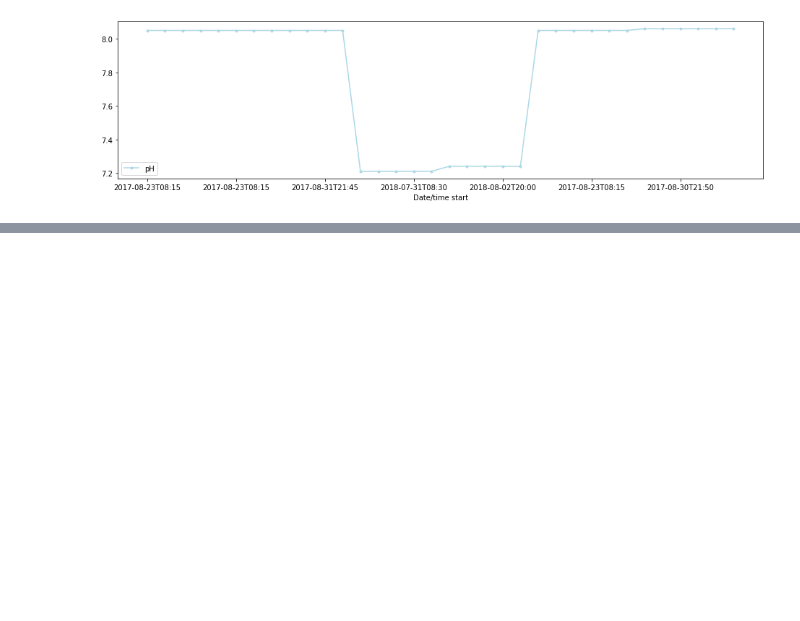
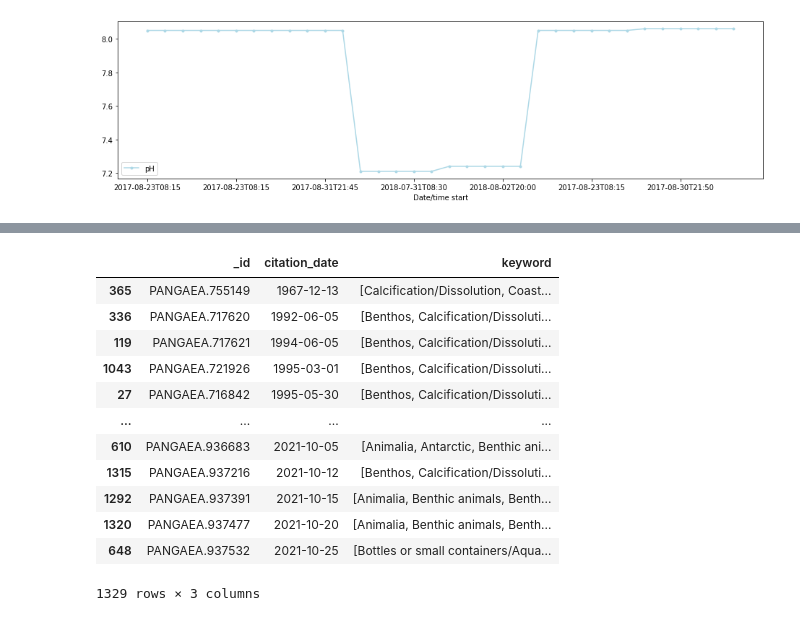
Before and after one commit to PBrockmann/PANGAEA_Scraping, a Jupyter notebook: PANGAEA_getData_ex1.py.ipynb, the cells around one changed output, grey strips where cells are left out. Cells and saved outputs as stored; diff of their text form; code cells hidden in the pictures; blank space fills up the shorter version.

```diff
--- a/PANGAEA_getData_ex1.py.ipynb
+++ b/PANGAEA_getData_ex1.py.ipynb
@@ -66,0 +102,27 @@ ds.data.plot(x='Date/time start', y='pH', c='lightblue', marker='.', figsize=[16
+# %%
+# Reorganize _source dictionnary as columns
+
+# Sometimes only {} and not {'keyword: [...]'}
+df['citation_date'] = df['_source'].apply(
+    lambda x: eval(str(x))['citation_date'] if 'citation_date' in eval(str(x)).keys() else None)
+df['keyword'] = df['_source'].apply(
+    lambda x: eval(str(x))['keyword'] if 'keyword' in eval(str(x)).keys() else None)
+# %%
+# Drop unused columns
+
+df.drop(['_score','_type','_index','_source'], axis=1, inplace=True)
+df.sort_values(by=['citation_date'])
+# %% [output]
+|  | _id | citation_date | keyword |
+| 365 | PANGAEA.755149 | 1967-12-13 | [Calcification/Dissolution, Coast... |
+| 336 | PANGAEA.717620 | 1992-06-05 | [Benthos, Calcification/Dissoluti... |
+| 119 | PANGAEA.717621 | 1994-06-05 | [Benthos, Calcification/Dissoluti... |
+| 1043 | PANGAEA.721926 | 1995-03-01 | [Benthos, Calcification/Dissoluti... |
+| 27 | PANGAEA.716842 | 1995-05-30 | [Benthos, Calcification/Dissoluti... |
+| ... | ... | ... | ... |
+| 610 | PANGAEA.936683 | 2021-10-05 | [Animalia, Antarctic, Benthic ani... |
+| 1315 | PANGAEA.937216 | 2021-10-12 | [Benthos, Calcification/Dissoluti... |
+| 1292 | PANGAEA.937391 | 2021-10-15 | [Animalia, Benthic animals, Benth... |
+| 1320 | PANGAEA.937477 | 2021-10-20 | [Animalia, Benthic animals, Benth... |
+| 648 | PANGAEA.937532 | 2021-10-25 | [Bottles or small containers/Aqua... |
+1329 rows × 3 columns
```
Also changed, not shown: parts of 8 cells of this notebook, 1 other file.
